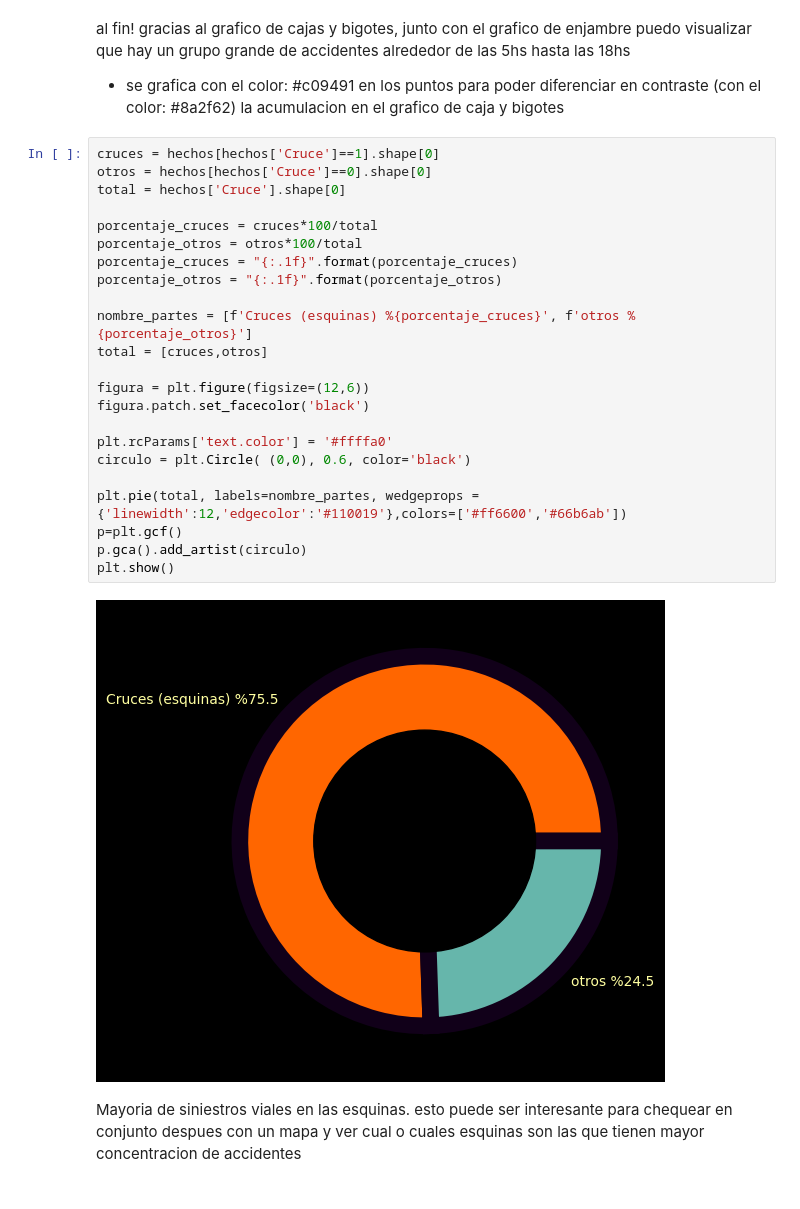
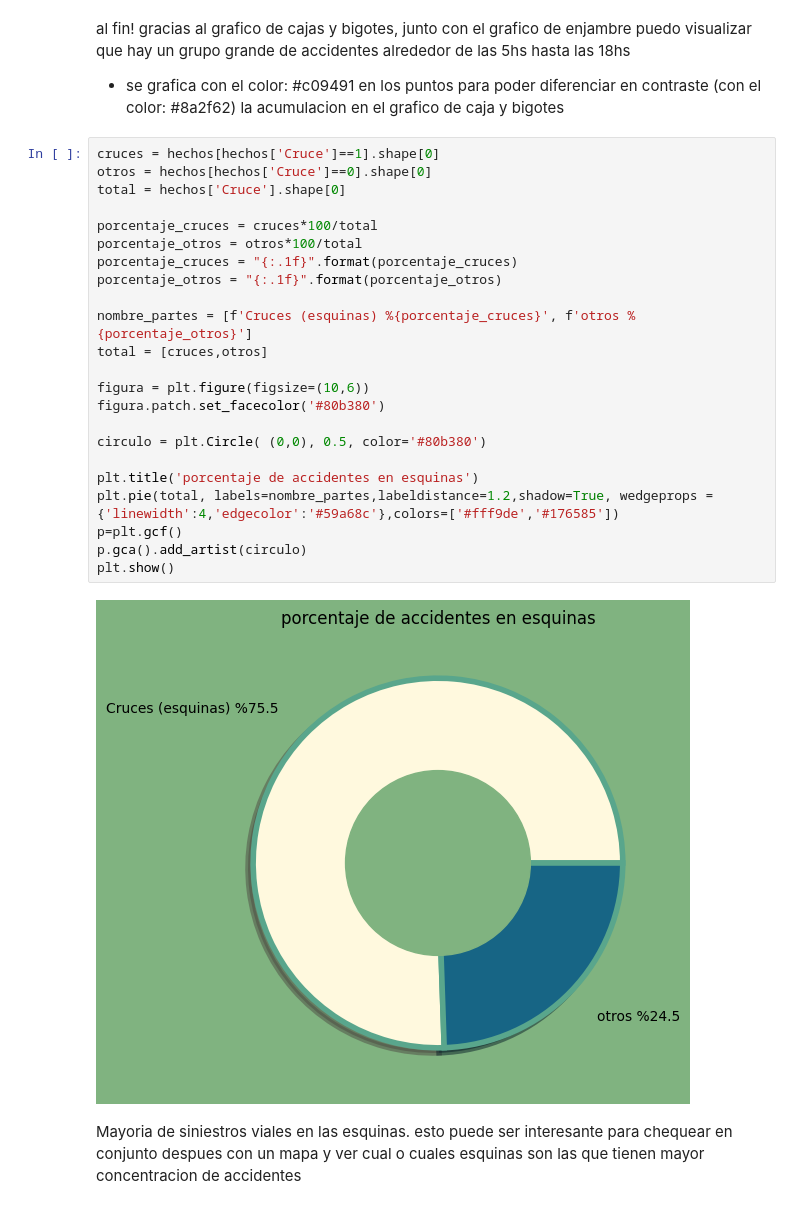
Before and after one commit to matiasbarriosled/PiDa2, a Jupyter notebook: EDA/EDA.ipynb, the cells around one changed output. Drawn from its saved outputs; the diff is of its cells as text.

```diff
--- a/EDA/EDA.ipynb
+++ b/EDA/EDA.ipynb
@@ -250,28 +253,28 @@ al fin! gracias al grafico de cajas y bigotes, junto con el grafico de enjambre
 # %%
 cruces = hechos[hechos['Cruce']==1].shape[0]
 otros = hechos[hechos['Cruce']==0].shape[0]
 total = hechos['Cruce'].shape[0]
 
 porcentaje_cruces = cruces*100/total
 porcentaje_otros = otros*100/total
 porcentaje_cruces = "{:.1f}".format(porcentaje_cruces)
 porcentaje_otros = "{:.1f}".format(porcentaje_otros)
 
 nombre_partes = [f'Cruces (esquinas) %{porcentaje_cruces}', f'otros %{porcentaje_otros}']
 total = [cruces,otros]
 
-figura = plt.figure(figsize=(12,6))
-figura.patch.set_facecolor('black')
+figura = plt.figure(figsize=(10,6))
+figura.patch.set_facecolor('#80b380')
 
-plt.rcParams['text.color'] = '#ffffa0'
-circulo = plt.Circle( (0,0), 0.6, color='black')
+circulo = plt.Circle( (0,0), 0.5, color='#80b380')
 
-plt.pie(total, labels=nombre_partes, wedgeprops = {'linewidth':12,'edgecolor':'#110019'},colors=['#ff6600','#66b6ab'])
+plt.title('porcentaje de accidentes en esquinas')
+plt.pie(total, labels=nombre_partes,labeldistance=1.2,shadow=True, wedgeprops = {'linewidth':4,'edgecolor':'#59a68c'},colors=['#fff9de','#176585'])
 p=plt.gcf()
 p.gca().add_artist(circulo)
 plt.show()
 # %% [output]
-[figure, old version]
+[figure, new version]
 # %% [markdown]
 Mayoria de siniestros viales en las esquinas. esto puede ser interesante para chequear en conjunto despues con un mapa y ver cual o cuales esquinas son las que tienen mayor concentracion de accidentes
 # %%
```
Also changed, not shown: parts of 9 cells of this notebook, 2 other files.
